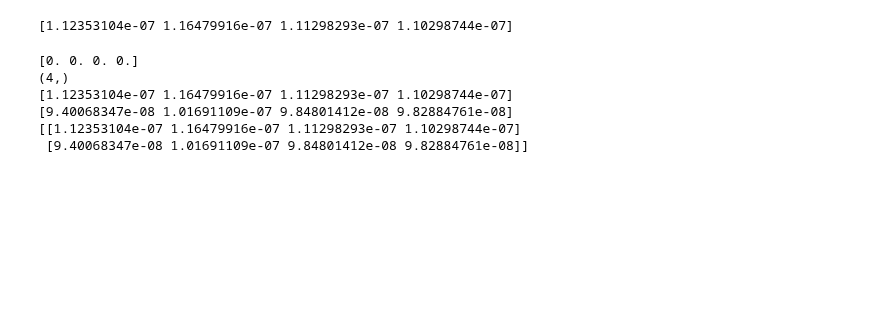
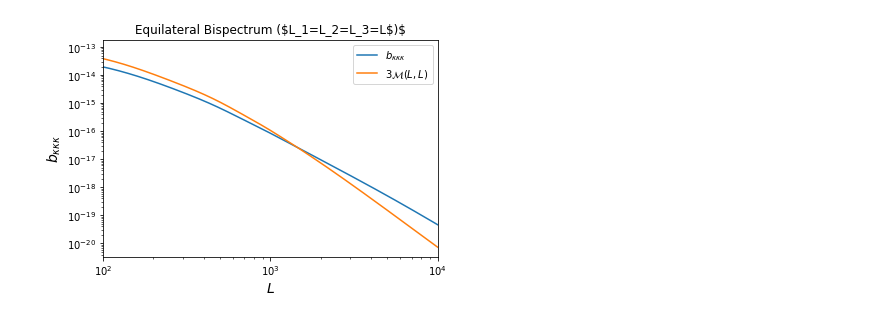
Before and after one commit to mfrobertson/omegaQE, a Jupyter notebook: kkomega/bispectra.ipynb, the cells around one changed output. Saved outputs shown, nothing was run; the diff lists cells and outputs as text; code cells hidden in the pictures; blank space fills up the shorter version.

Commit message:
Correcting bispectra and updating nb

```diff
--- a/kkomega/bispectra.ipynb
+++ b/kkomega/bispectra.ipynb
@@ -211,25 +27,7 @@ Cl_kappa_ell = I.sum(axis=0) * (ells[0] + 0.5)** 4
-# %%
-print(Cl_kappa_ell)
-# %% [output]
-[1.12353104e-07 1.16479916e-07 1.11298293e-07 1.10298744e-07]
-# %%
-##################################
-ells = np.array([1,2])
-Cl_kappa = np.zeros((np.size(ells), np.size(Chi_source1)))
-print(Cl_kappa[0])
-print(np.shape(Cl_kappa_ell))
-for iii, ell in enumerate(ells):
-    ks = ell / Chis
-    weyl_ps = cosmo.get_weyl_ps(cosmo.get_weyl_PK(), zs, ks, curly=False, scaled=False)
-    I = weyl_ps/Chis**2 * dChi * win1 * win2
-    thing = I.sum(axis=0) * (ell + 0.5)** 4
-    print(thing)
-    Cl_kappa[iii] = thing
-print(Cl_kappa)
-# %% [output]
-[0. 0. 0. 0.]
-(4,)
-[1.12353104e-07 1.16479916e-07 1.11298293e-07 1.10298744e-07]
-[9.40068347e-08 1.01691109e-07 9.84801412e-08 9.82884761e-08]
-[[1.12353104e-07 1.16479916e-07 1.11298293e-07 1.10298744e-07]
- [9.40068347e-08 1.01691109e-07 9.84801412e-08 9.82884761e-08]]
+# %%
+from bispectra import Bispectra
+
+bi = Bispectra()
+ells3 = ells1
+conv_bi_equi = bi.get_convergence_bispectrum(ells1, ells2, ells3)
+conv_bi_folded = bi.get_convergence_bispectrum(ells1, ells2/2, ells3/2)
@@ -235,0 +37,12 @@ print(Cl_kappa)
+# %%
+plt.figure()
+plt.loglog(ells1, conv_bi_equi, label="$b_{\kappa\kappa\kappa}$")
+plt.loglog(ells1, 3*M, label="$3\mathcal{M}(L,L)$")
+plt.title("Equilateral Bispectrum ($L_1=L_2=L_3=L$)$")
+plt.xlabel("$L$", fontsize=14)
+plt.ylabel("$b_{\kappa\kappa\kappa}$", fontsize=14)
+plt.xlim(1e2, 1e4)
+plt.legend()
+plt.show()
+# %% [output]
+[figure, added]
```
Also changed, not shown: parts of 14 cells of this notebook, 1 other file.
